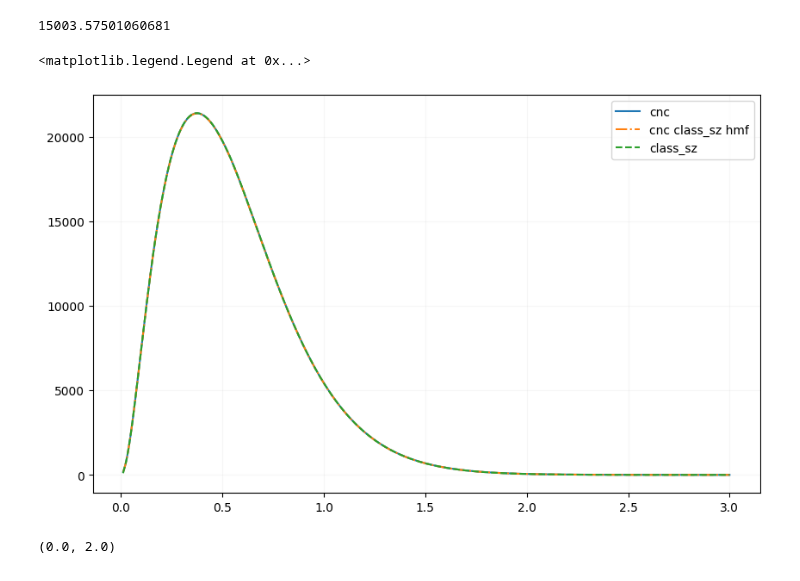
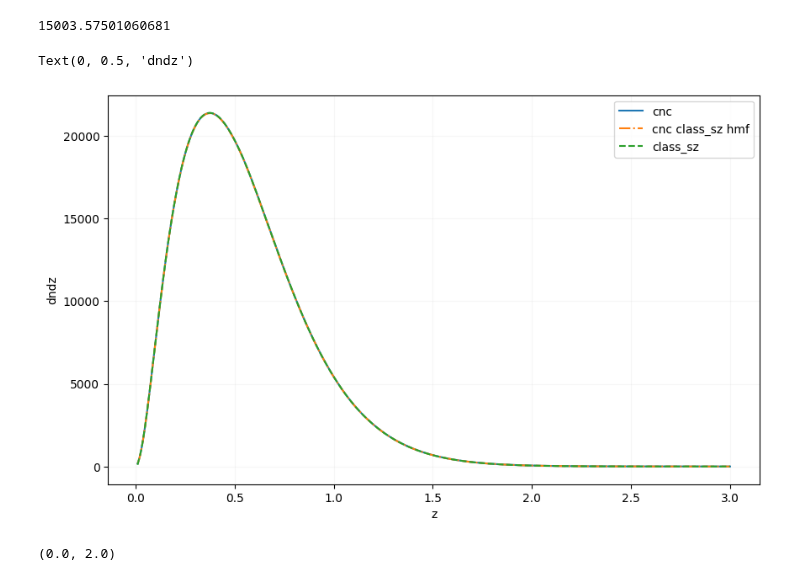
Before and after one commit to inigozubeldia/cosmocnc, a Jupyter notebook: tutorials/cosmocnc_so_benchmark_class_sz.ipynb, the cells around one changed output. Saved outputs shown, nothing was run; the diff lists cells and outputs as text; code cells hidden in the pictures.

```diff
--- a/tutorials/cosmocnc_so_benchmark_class_sz.ipynb
+++ b/tutorials/cosmocnc_so_benchmark_class_sz.ipynb
@@ -71,7 +71,7 @@ number_counts.cnc_params.update(
 "class_sz_ndim_redshifts" : 500,
 "class_sz_ndim_masses" : 100,  # when using cosmopower this is automatically fixed.
 "class_sz_concentration_parameter" : "B13",
-"class_sz_hmf": "T08M500x",
+
 "hmf_calc": "cnc",#or "classy_sz"
 })
 number_counts.scal_rel_params.update(
@@ -133,7 +136,7 @@ number_counts.cnc_params.update(
 "class_sz_ndim_redshifts" : 500,
 "class_sz_ndim_masses" : 100,  # when using cosmopower this is automatically fixed.
 "class_sz_concentration_parameter" : "B13",
-"class_sz_hmf": "M500",
+"class_sz_hmf": "T08M500c",
 "hmf_calc": "classy_sz"
 })
 number_counts.scal_rel_params.update(
@@ -330,15 +336,17 @@ Ntot
 # %%
 fig,ax = plt.subplots(figsize=(10,6))
 
 ax.plot(cnc_zs,dndz,label="cnc")
 ax.plot(cnc_zs_class_sz_hmf,dndz_class_sz_hmf,label="cnc class_sz hmf",ls='-.')
 ax.plot(z_arr,Nz,label='class_sz',ls='--')
 
 plt.grid(which="both",alpha=0.1)
 plt.legend()
+plt.xlabel("z")
+plt.ylabel("dndz")
 # %% [output]
-<matplotlib.legend.Legend at 0x...>
+Text(0, 0.5, 'dndz')
-[figure, old version]
+[figure, new version]
 # %%
 
 fig,ax = plt.subplots(figsize=(10,6))
```
Also changed, not shown: parts of 7 cells of this notebook.
